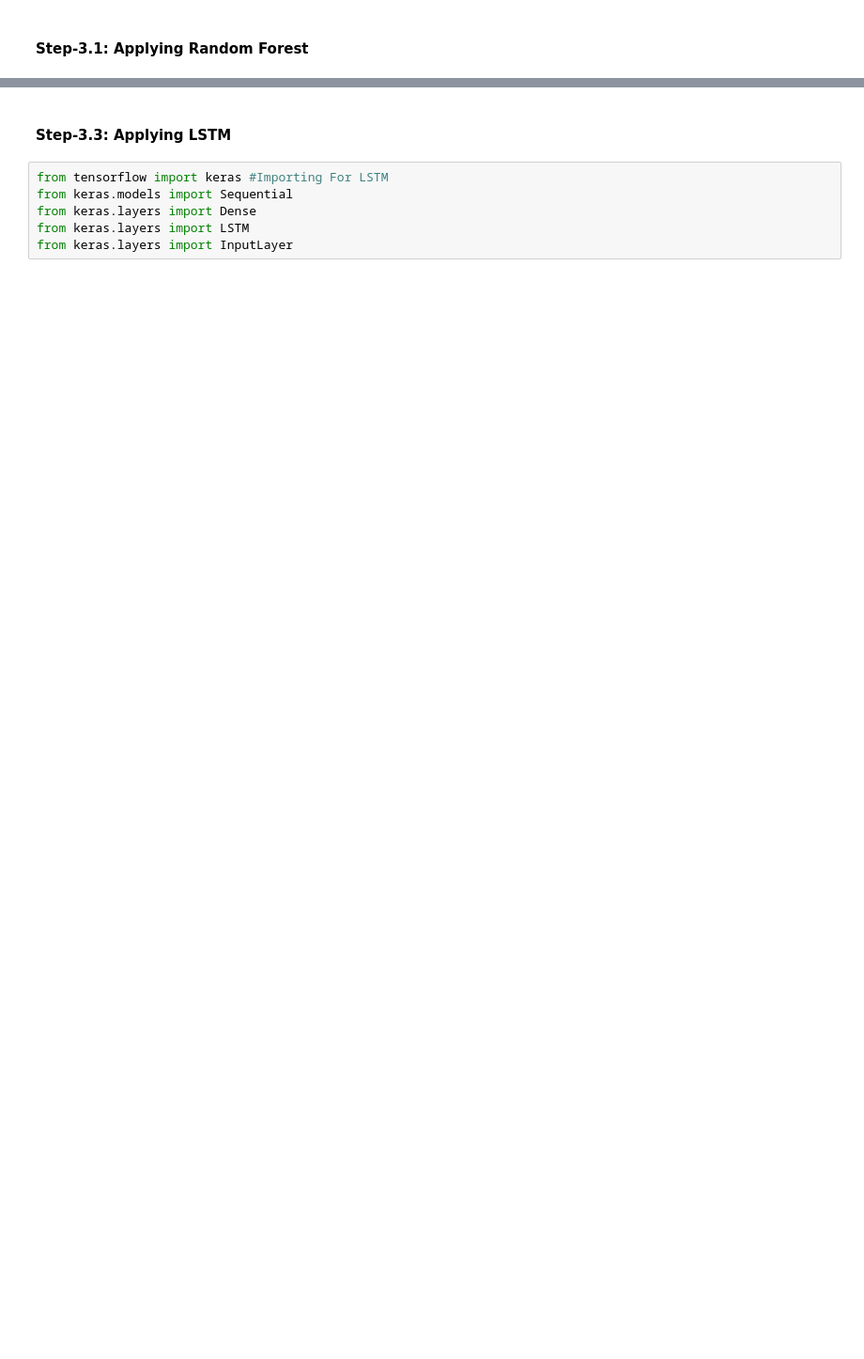
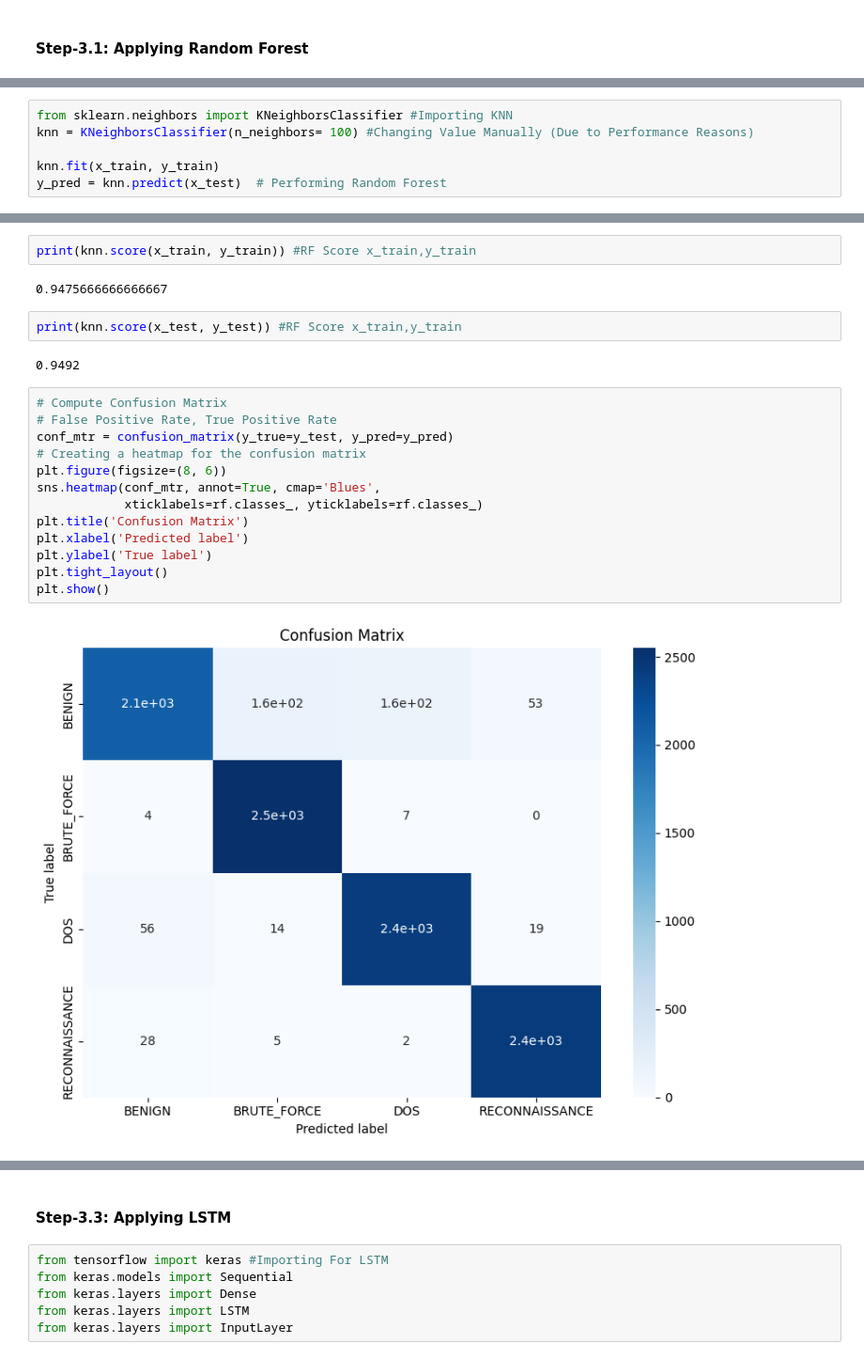
Before and after one commit to SkyDancer45/MinorProject, a Jupyter notebook: Ipynb Files/UEBA/intrusion_detection.ipynb, the cells around one changed output, grey strips where cells are left out. Shown: that part at 94% size. Cells and saved outputs as stored; diff of their text form; blank space fills up the shorter version.

```diff
--- a/Ipynb Files/UEBA/intrusion_detection.ipynb
+++ b/Ipynb Files/UEBA/intrusion_detection.ipynb
@@ -134,3 +317,9 @@ y_pred = rf.predict(x_test) #Performing Random Forest
+# %%
+from sklearn.neighbors import KNeighborsClassifier #Importing KNN
+knn = KNeighborsClassifier(n_neighbors= 100) #Changing Value Manually (Due to Performance Reasons)
+
+knn.fit(x_train, y_train)
+y_pred = knn.predict(x_test)  # Performing Random Forest
 # %%
 print(classification_report(y_test, y_pred)) #Printing Classification Report
 # %% [output]
@@ -170,0 +344,23 @@ RECONNAISSANCE       0.91      0.97      0.94     22725
+# %%
+print(knn.score(x_train, y_train)) #RF Score x_train,y_train
+# %% [output]
+0.9475666666666667
+# %%
+print(knn.score(x_test, y_test)) #RF Score x_train,y_train
+# %% [output]
+0.9492
+# %%
+# Compute Confusion Matrix
+# False Positive Rate, True Positive Rate
+conf_mtr = confusion_matrix(y_true=y_test, y_pred=y_pred)
+# Creating a heatmap for the confusion matrix
+plt.figure(figsize=(8, 6))
+sns.heatmap(conf_mtr, annot=True, cmap='Blues',
+            xticklabels=rf.classes_, yticklabels=rf.classes_)
+plt.title('Confusion Matrix')
+plt.xlabel('Predicted label')
+plt.ylabel('True label')
+plt.tight_layout()
+plt.show()
+# %% [output]
+[figure, added]
```
Also changed, not shown: parts of 30 cells of this notebook, 4 other files.
